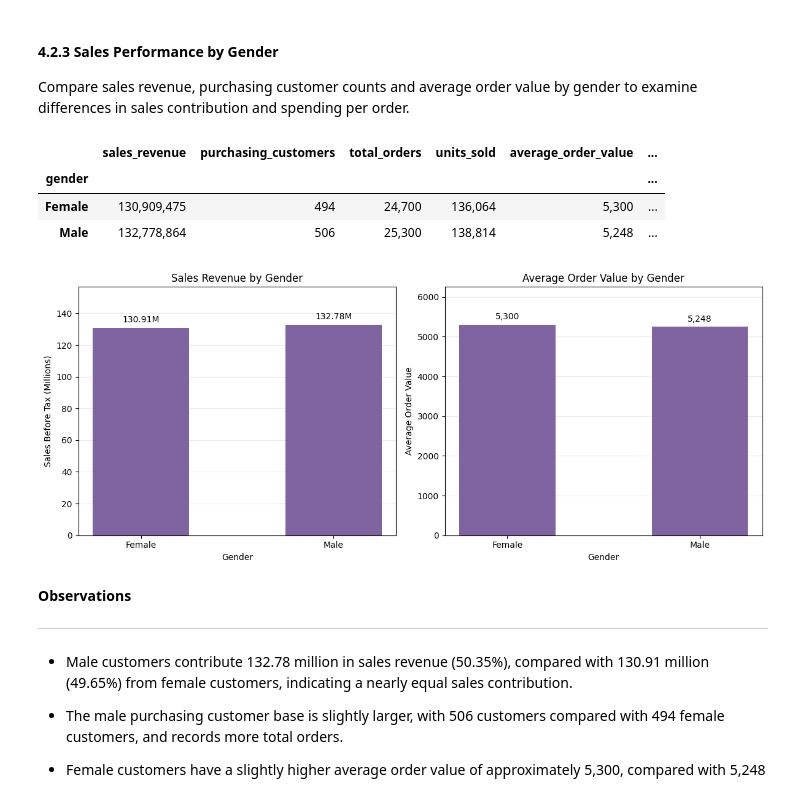
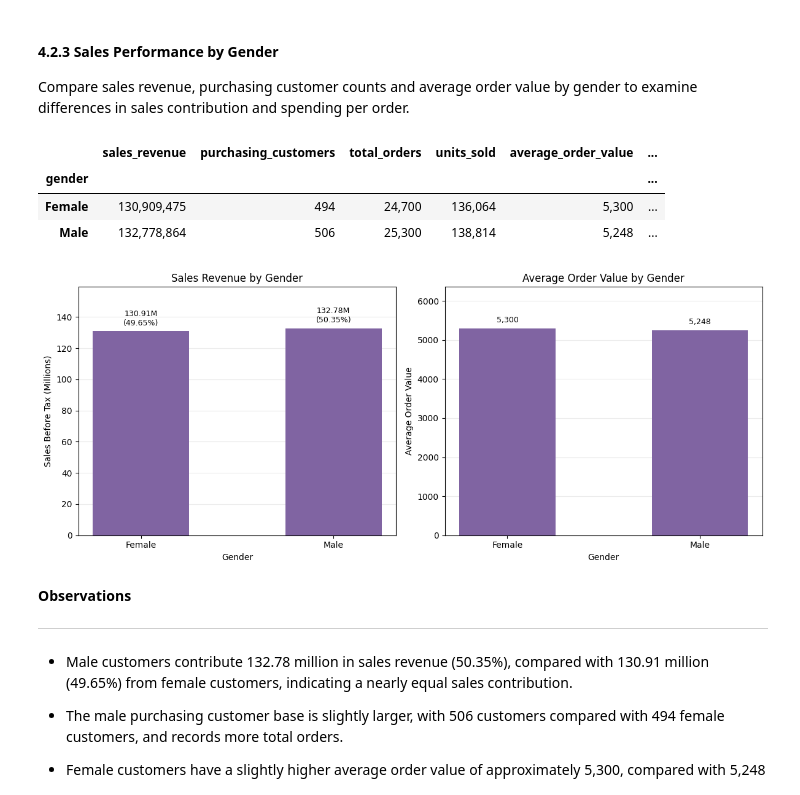
Before and after one commit to michellefengym-glitch/Market-Analysis, a Jupyter notebook: Capstone_Market_Analysis.ipynb, the cells around one changed output. Drawn from its saved outputs; the diff is of its cells as text; code cells hidden in the pictures.

```diff
--- a/Capstone_Market_Analysis.ipynb
+++ b/Capstone_Market_Analysis.ipynb
@@ -1566,41 +1589,57 @@ metrics = [
         "Average Order Value by Gender",
         "Average Order Value",
         1
     )
 ]
 
 for ax, (column, title, ylabel, divisor) in zip(axes, metrics):
     values = gender_summary[column] / divisor
 
     bars = ax.bar(
         gender_summary.index.astype(str),
         values,
         color="#8064A2",
         width=0.5
     )
 
-    labels = [
-        f"{value:.2f}M" if divisor == 1_000_000
-        else f"{value:,.0f}"
-        for value in values
-    ]
+    # Add sales revenue and percentage labels
+    if column == "sales_revenue":
+        labels = [
+            f"{value:.2f}M\n({pct:.2f}%)"
+            for value, pct in zip(
+                values,
+                gender_summary["sales_share_pct"]
+            )
+        ]
+    else:
+        labels = [
+            f"{value:,.0f}"
+            for value in values
+        ]
 
-    ax.bar_label(bars, labels=labels, padding=4)
+    ax.bar_label(
+        bars,
+        labels=labels,
+        padding=5,
+        fontsize=9,
+        fontweight="medium"
+    )
+
     ax.set_title(title)
     ax.set_xlabel("Gender")
     ax.set_ylabel(ylabel)
-    ax.set_ylim(0, values.max() * 1.18)
+    ax.set_ylim(0, values.max() * 1.20)
     ax.grid(axis="y", alpha=0.25)
     ax.set_axisbelow(True)
 
 plt.tight_layout()
 plt.show()
 # %% [output]
 |  | sales_revenue | purchasing_customers | total_orders | units_sold | average_order_value | ... |
 | gender |  |  |  |  |  | ... |
 | Female | 130,909,475 | 494 | 24,700 | 136,064 | 5,300 | ... |
 | Male | 132,778,864 | 506 | 25,300 | 138,814 | 5,248 | ... |
-[figure, old version]
+[figure, new version]
 # %% [markdown]
 **Observations**
 
```
Also changed, not shown: parts of 3 cells of this notebook.
